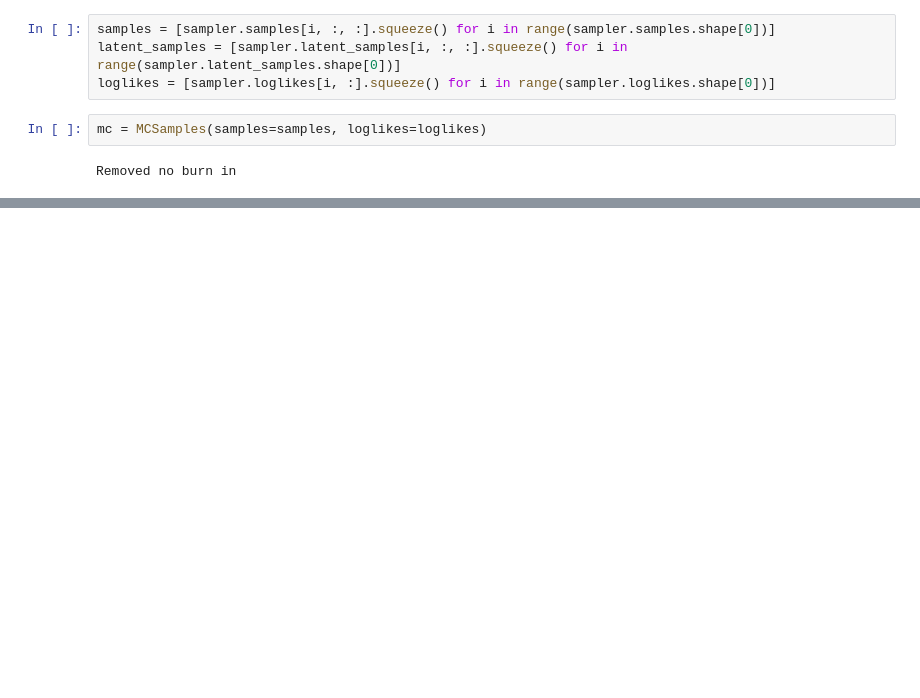
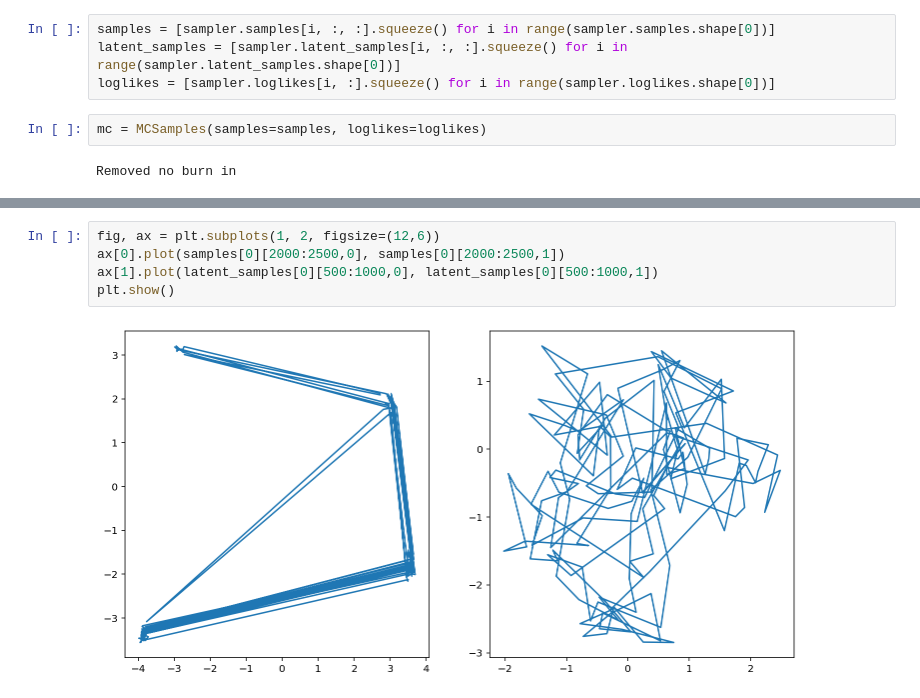
Before and after one commit to adammoss/nnest, a Jupyter notebook: examples/mcmc/nested_init.ipynb, the cells around one changed output, grey strips where cells are left out. Saved outputs shown, nothing was run; the diff lists cells and outputs as text; blank space fills up the shorter version.

```diff
--- a/examples/mcmc/nested_init.ipynb
+++ b/examples/mcmc/nested_init.ipynb
@@ -217,0 +130,7 @@ g.triangle_plot(mc, filled=True)
+# %%
+fig, ax = plt.subplots(1, 2, figsize=(12,6))
+ax[0].plot(samples[0][2000:2500,0], samples[0][2000:2500,1])
+ax[1].plot(latent_samples[0][500:1000,0], latent_samples[0][500:1000,1])
+plt.show()
+# %% [output]
+[figure, added]
```
Also changed, not shown: parts of 15 cells of this notebook, 12 other files.
